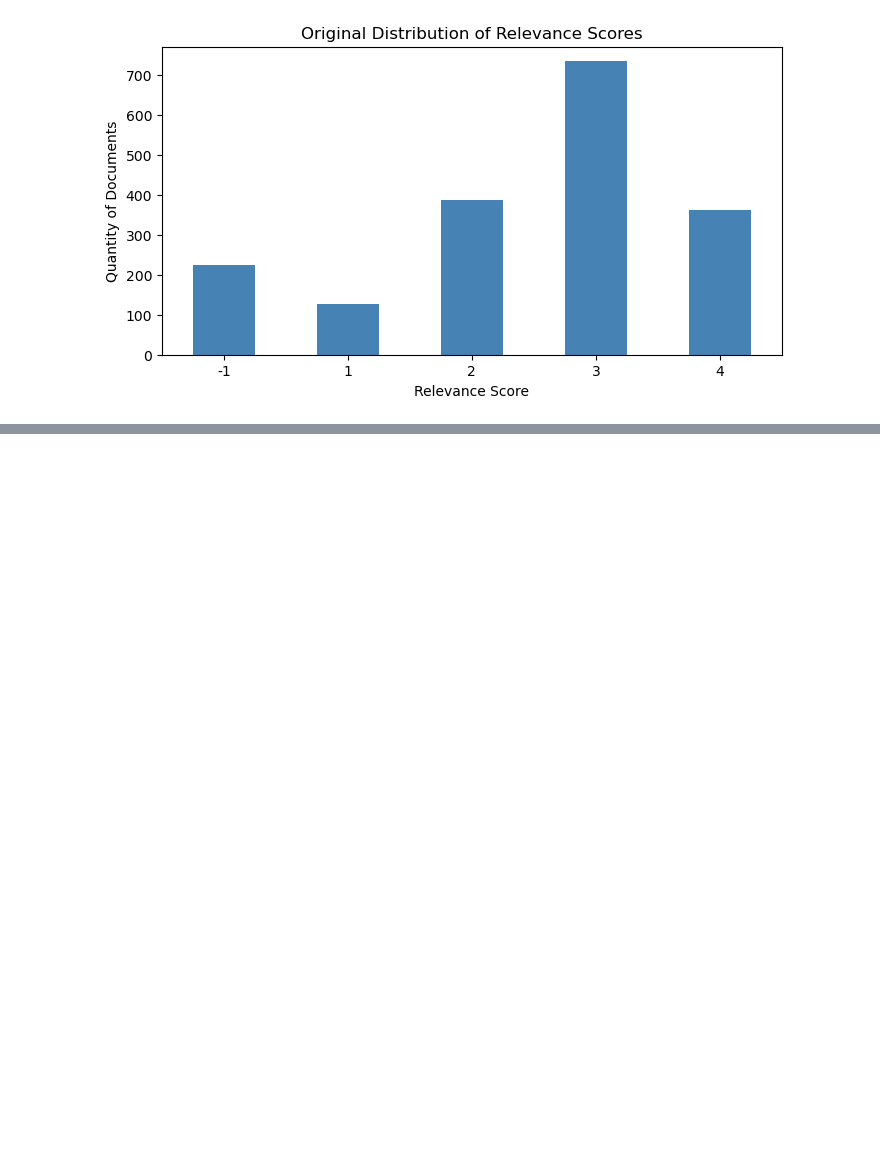
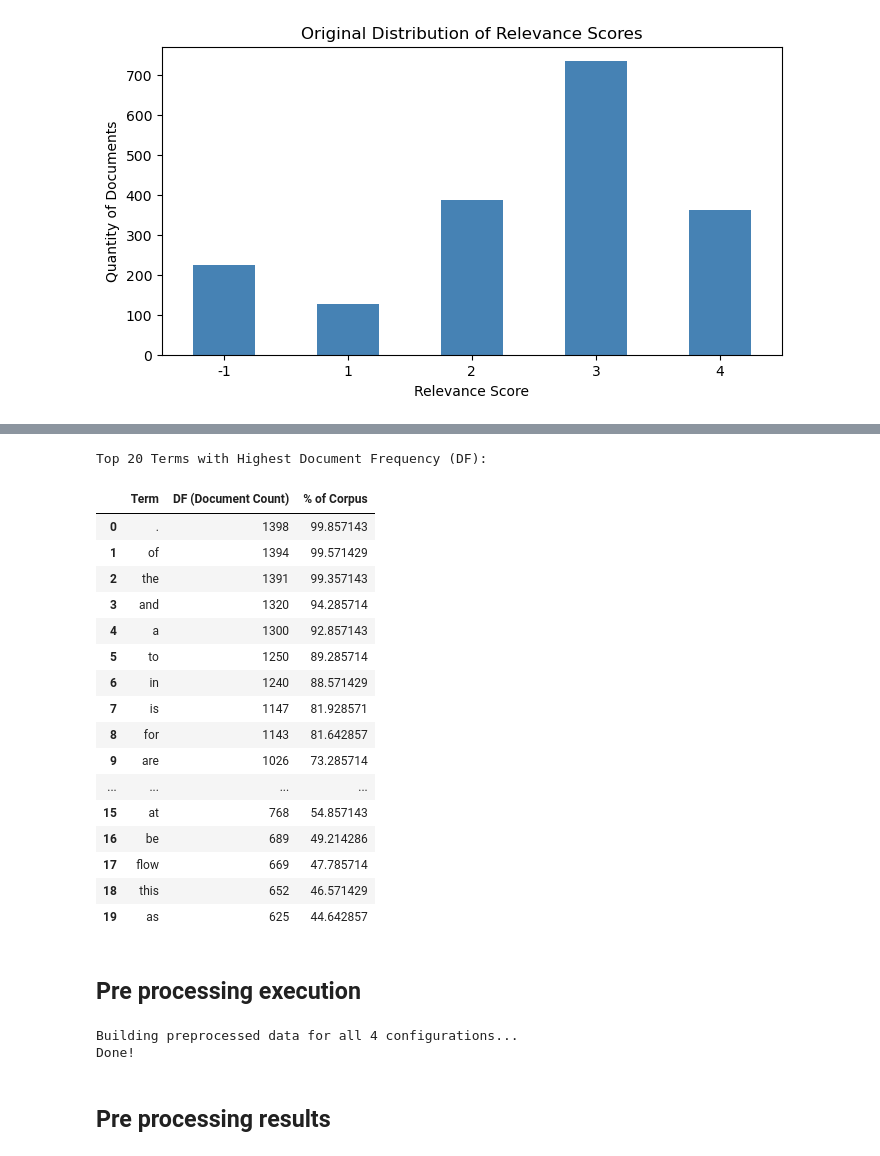
Before and after one commit to amandabzcosta/cranfield-info-retrieval, a Jupyter notebook: notebooks/01_exploratory_analysis.ipynb, the cells around one changed output, grey strips where cells are left out. Saved outputs shown, nothing was run; the diff lists cells and outputs as text; code cells hidden in the pictures; blank space fills up the shorter version.

```diff
--- a/notebooks/01_exploratory_analysis.ipynb
+++ b/notebooks/01_exploratory_analysis.ipynb
@@ -193,0 +188,40 @@ plt.show()
+# %%
+df_docs['unique_words'] = df_docs['text'].dropna().apply(lambda x: set(str(x).lower().split()))
+all_unique_words_per_doc = [word for doc_words in df_docs['unique_words'] for word in doc_words]
+df_count = Counter(all_unique_words_per_doc)
+
+df_document_frequency = pd.DataFrame(df_count.most_common(20), columns=['Term', 'DF (Document Count)'])
+df_document_frequency['% of Corpus'] = (df_document_frequency['DF (Document Count)'] / len(df_docs)) * 100
+print("\nTop 20 Terms with Highest Document Frequency (DF):")
+display(df_document_frequency)
+# %% [output]
+Top 20 Terms with Highest Document Frequency (DF):
+|  | Term | DF (Document Count) | % of Corpus |
+| 0 | . | 1398 | 99.857143 |
+| 1 | of | 1394 | 99.571429 |
+| 2 | the | 1391 | 99.357143 |
+| 3 | and | 1320 | 94.285714 |
+| 4 | a | 1300 | 92.857143 |
+| 5 | to | 1250 | 89.285714 |
+| 6 | in | 1240 | 88.571429 |
+| 7 | is | 1147 | 81.928571 |
+| 8 | for | 1143 | 81.642857 |
+| 9 | are | 1026 | 73.285714 |
+| ... | ... | ... | ... |
+| 15 | at | 768 | 54.857143 |
+| 16 | be | 689 | 49.214286 |
+| 17 | flow | 669 | 47.785714 |
+| 18 | this | 652 | 46.571429 |
+| 19 | as | 625 | 44.642857 |
+# %% [markdown]
+## Pre processing execution
+# %%
+# Build preprocessed data for all 4 configurations
+print("Building preprocessed data for all 4 configurations...")
+preprocessed_data = build_all_configs(df_docs, df_queries)
+print("Done!")
+# %% [output]
+Building preprocessed data for all 4 configurations...
+Done!
+# %% [markdown]
+## Pre processing results
```
Also changed, not shown: parts of 20 cells of this notebook.
